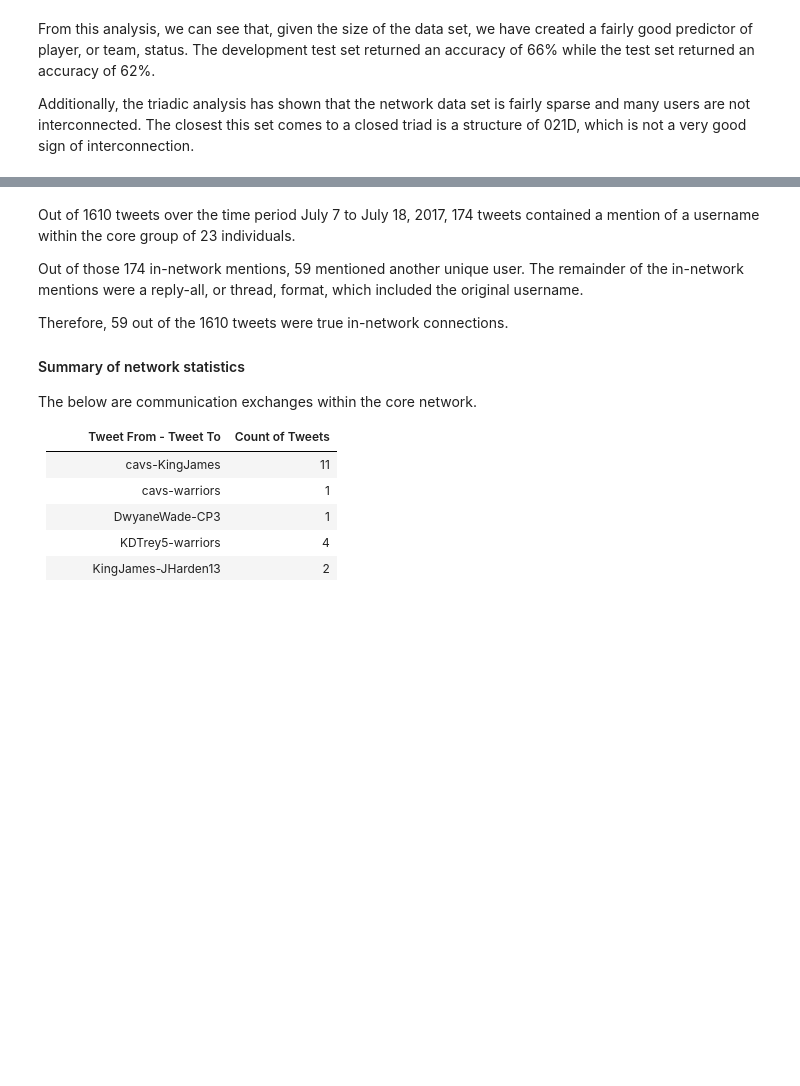
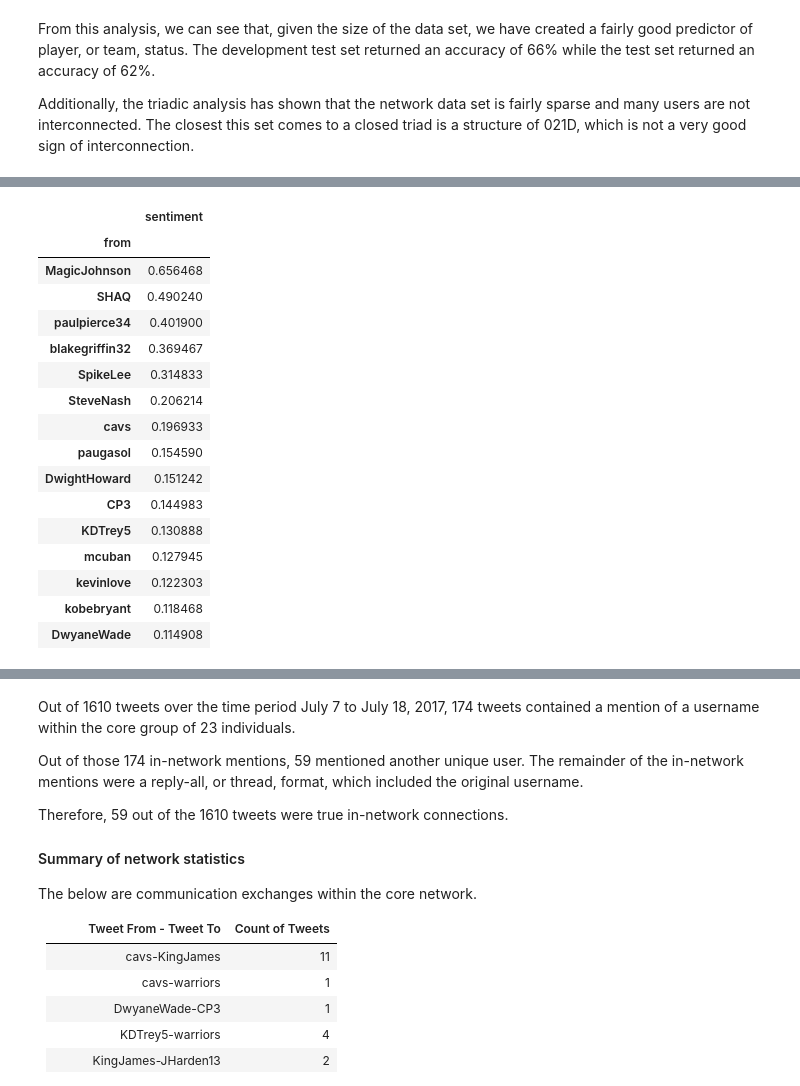
Before and after one commit to spsstudent15/2017-02-620-WebAnalytics, a Jupyter notebook: NBA-Tweets.ipynb, the cells around one changed output, grey strips where cells are left out. Cells and saved outputs as stored; diff of their text form; code cells hidden in the pictures; blank space fills up the shorter version.

```diff
--- a/NBA-Tweets.ipynb
+++ b/NBA-Tweets.ipynb
@@ -300,0 +301,29 @@ Additionally, the triadic analysis has shown that the network data set is fairly
+# %%
+import twython
+from nltk.corpus import subjectivity
+from nltk.sentiment import SentimentAnalyzer
+from nltk.sentiment.util import *
+import warnings
+
+
+warnings.filterwarnings("ignore")
+tweetwords = []
+
+for index, row in maindf.iterrows():
+    sent_list = [re.sub('[\W]+','', word).lower() for word in row["text"].split() if word[0].isalnum()]
+    sent = ' '.join(sent_list)
+    tweetwords.append([sent, row["from_user"], row["users_mentioned"]])
+# %%
+from nltk.sentiment.vader import SentimentIntensityAnalyzer as SIA
+nltk.download("vader_lexicon")
+
+sia = SIA()
+pos_list = []
+neg_list = []
+rated_sents = []
+for post, from_user, users_mentioned in tweetwords:
+    res = sia.polarity_scores(post)
+    rated_sents.append([post, res['compound'], from_user, users_mentioned])
+
+analysisdf = pd.DataFrame(rated_sents, columns = ["post", "sentiment", "from", "to"])
+analysisdf[:3]
@@ -300,0 +338,21 @@ Additionally, the triadic analysis has shown that the network data set is fairly
+# %%
+user_sentiment = analysisdf.groupby("from").mean().sort_values("sentiment", ascending=False)
+user_sentiment[:15]
+# %% [output]
+|  | sentiment |
+| from |  |
+| MagicJohnson | 0.656468 |
+| SHAQ | 0.490240 |
+| paulpierce34 | 0.401900 |
+| blakegriffin32 | 0.369467 |
+| SpikeLee | 0.314833 |
+| SteveNash | 0.206214 |
+| cavs | 0.196933 |
+| paugasol | 0.154590 |
+| DwightHoward | 0.151242 |
+| CP3 | 0.144983 |
+| KDTrey5 | 0.130888 |
+| mcuban | 0.127945 |
+| kevinlove | 0.122303 |
+| kobebryant | 0.118468 |
+| DwyaneWade | 0.114908 |
```
Also changed, not shown: parts of 11 cells of this notebook.
